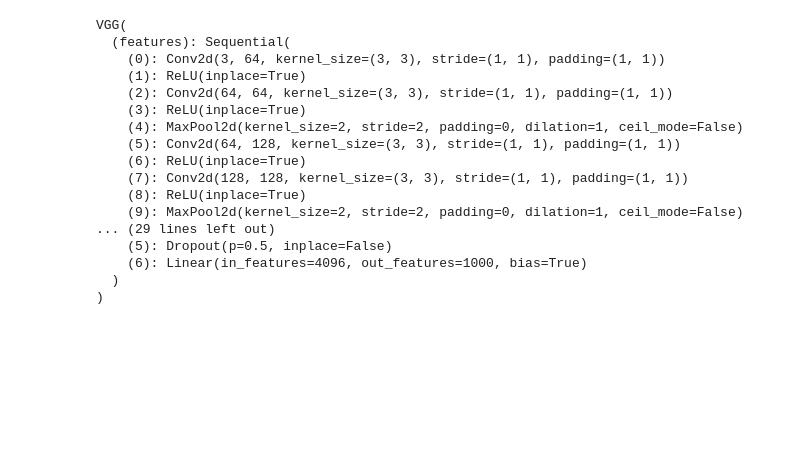
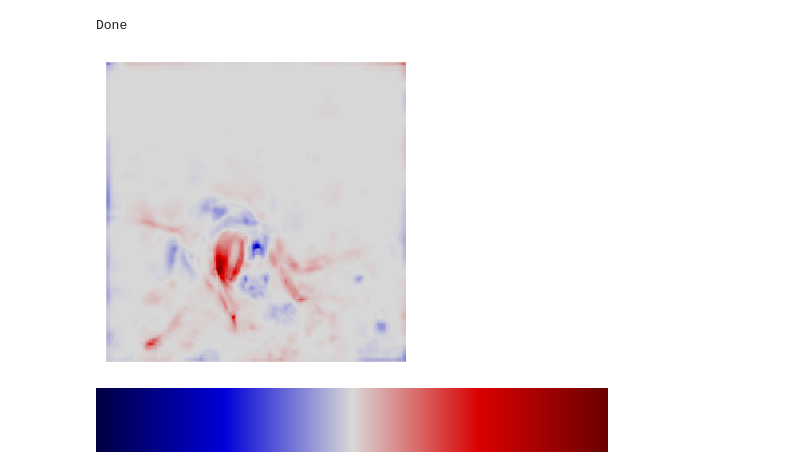
Before and after one commit to sriharikg2003/LRP_CAM, a Jupyter notebook: tutorial.ipynb, the cells around one changed output. Drawn from its saved outputs; the diff is of its cells as text; code cells hidden in the pictures; blank space fills up the shorter version.

Commit message:
beta gamma uniform lrp with metrics ready working

```diff
--- a/tutorial.ipynb
+++ b/tutorial.ipynb
@@ -38,26 +25,13 @@ import torchvision
 
 model = torchvision.models.vgg16(pretrained=True);
 model.eval()
+print("Done")
 # %% [output]
-VGG(
-  (features): Sequential(
-    (0): Conv2d(3, 64, kernel_size=(3, 3), stride=(1, 1), padding=(1, 1))
-    (1): ReLU(inplace=True)
-    (2): Conv2d(64, 64, kernel_size=(3, 3), stride=(1, 1), padding=(1, 1))
-    (3): ReLU(inplace=True)
-    (4): MaxPool2d(kernel_size=2, stride=2, padding=0, dilation=1, ceil_mode=False)
-    (5): Conv2d(64, 128, kernel_size=(3, 3), stride=(1, 1), padding=(1, 1))
-    (6): ReLU(inplace=True)
-    (7): Conv2d(128, 128, kernel_size=(3, 3), stride=(1, 1), padding=(1, 1))
-    (8): ReLU(inplace=True)
-    (9): MaxPool2d(kernel_size=2, stride=2, padding=0, dilation=1, ceil_mode=False)
-... (29 lines left out)
-    (5): Dropout(p=0.5, inplace=False)
-    (6): Linear(in_features=4096, out_features=1000, bias=True)
-  )
-)
+Done
 # %%
-
+"""
+Only LRP for single image
+"""
 import torch
 import numpy as np
 import matplotlib.pyplot as plt
@@ -76,9 +50,18 @@ def heatmap(R):
 
 os.makedirs('heatmap_images',exist_ok=True)
 
+mean = torch.Tensor([0.485, 0.456, 0.406]).reshape(1,-1,1,1)
+std  = torch.Tensor([0.229, 0.224, 0.225]).reshape(1,-1,1,1)
 
-epsilon = 1e-7
-gamma = 100
+
+image_path = 'fly.jpg'
+processed_image = resize_image(image_path)
+img = np.array(cv2.imread(image_path))[..., ::-1] / 255.0
+img = cv2.resize(img, (224, 224))
+X = (torch.FloatTensor(img[np.newaxis].transpose([0,3,1,2])*1) - mean) / std
+epsilon = 0.25
+gamma = 0.25
+delta = 1e-10  #For non zero in denominator
 layers = list(model._modules['features']) + utils.toconv(list(model._modules['classifier']))
 L = len(layers)
 A = [X] + [None] * L
@@ -86,7 +69,7 @@ for l in range(L):
     A[l + 1] = layers[l].forward(A[l])
 scores = np.array(A[-1].data.view(-1))
 ind = np.argsort(-scores)
-T = torch.FloatTensor((1.0 * (np.arange(1000) == 483).reshape([1, 1000, 1, 1])))
+T = torch.FloatTensor((1.0 * (np.arange(1000) == np.argmax(scores)).reshape([1, 1000, 1, 1])))
 R = [None] * L + [(A[-1] * T).data]
 
 for l in range(1, L)[::-1]:
@@ -97,49 +80,56 @@ for l in range(1, L)[::-1]:
 
 
         #  Modified LRP
-        # if l <= 10:                 rho = lambda p: p  ;                                        incr = lambda z: z + epsilon
-        # elif 11 <= l <= 20:         rho = lambda p: p + gamma * p.clamp(min=0)  ;               incr = lambda z: z + epsilon
-        # elif 21 <= l <= 30:         rho = lambda p: p  ;                                        incr = lambda z: z + epsilon
-        # elif l>=31:                 rho = lambda p: p  ;                                        incr = lambda z: z + epsilon
-
+        if l <= 18:                 rho = lambda p: p  + gamma*p.clamp(min=0)  ;                                        incr = lambda z: z ; apply_eps =False
+        elif 18 <= l <= 32:         rho = lambda p: p   ;               incr = lambda z: z ; apply_eps = False
+        else                :        rho = lambda p: p  ;                                        incr = lambda z: z ; apply_eps =False
 
         # Original LRP
-        if l <= 16:       rho = lambda p: p + 0.25*p.clamp(min=0); incr = lambda z: z+1e-9
-        if 17 <= l <= 30: rho = lambda p: p;                       incr = lambda z: z+1e-9+0.25*((z**2).mean()**.5).data
-        if l >= 31:       rho = lambda p: p;                       incr = lambda z: z+1e-9
+        # if l <= 16:       rho = lambda p: p + 0.25*p.clamp(min=0); incr = lambda z: z+1e-9
+        # if 17 <= l <= 30: rho = lambda p: p;                       incr = lambda z: z+1e-9+0.25*((z**2).mean()**.5).data
+        # if l >= 31:       rho = lambda p: p;                       incr = lambda z: z+1e-9
 
         z = incr(utils.newlayer(layers[l], rho).forward(A[l]))
-        s = (R[l + 1] / z).data
+        if apply_eps:
+            s = (R[l + 1] / (z + delta + epsilon)  ).data
+        else:
+            s = (R[l + 1] / (z + delta )  ).data
         (z * s).sum().backward()
         c = A[l].grad
         R[l] = (A[l] * c).data
 
     else:
         R[l] = R[l + 1]
 
 for i, l in enumerate([1]):
 
     A[0] = (A[0].data).requires_grad_(True)
 
     lb = (A[0].data*0+(0-mean)/std).requires_grad_(True)
     hb = (A[0].data*0+(1-mean)/std).requires_grad_(True)
 
-    z = layers[0].forward(A[0]) + 1e-9                                     # step 1 (a)
+    z = layers[0].forward(A[0])                                   # step 1 (a)
     z -= utils.newlayer(layers[0],lambda p: p.clamp(min=0)).forward(lb)    # step 1 (b)
     z -= utils.newlayer(layers[0],lambda p: p.clamp(max=0)).forward(hb)    # step 1 (c)
-    s = (R[1]/z).data                                                      # step 2
+    s = (R[1]/ (z + delta ) ).data                                                      # step 2
     (z*s).sum().backward(); c,cp,cm = A[0].grad,lb.grad,hb.grad            # step 3
     R[0] = (A[0]*c+lb*cp+hb*cm).data                                       # step 4
 
 
     my_cmap, b = heatmap(np.array(R[0][0]).sum(axis=0))
     plt.figure(figsize=(3, 3))
     plt.subplots_adjust(left=0, right=1, bottom=0, top=1)
     plt.axis('off')
-    plt.imshow(np.array(R[l][0]).sum(axis=0), cmap=my_cmap, vmin=-b, vmax=b, interpolation='nearest')
+    plt.imshow(np.array(R[0][0]).sum(axis=0), cmap=my_cmap, vmin=-b, vmax=b, interpolation='nearest')
     # plt.savefig(f'heatmap_images/heatmap_{gamma}.png')
     plt.show()
     plt.close()
+# %% [output]
+[figure, added]
+# %%
+my_cmap
+# %% [output]
+[figure, added]
 # %%
 import torch
 import numpy as np
```
Also changed, not shown: parts of 16 cells of this notebook, 3 other files.
